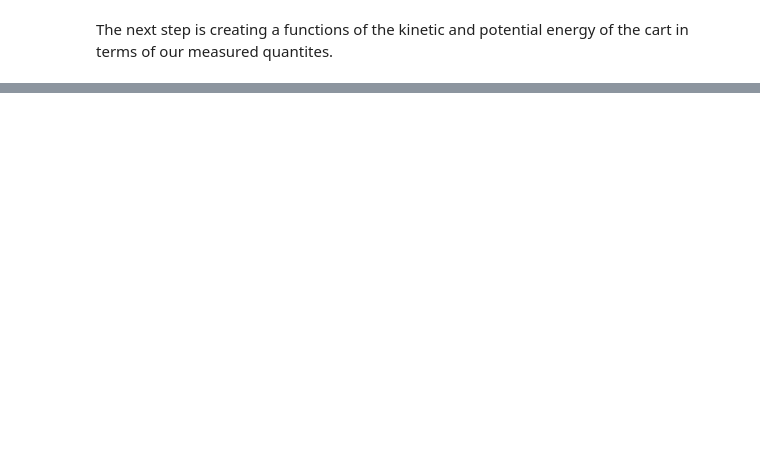
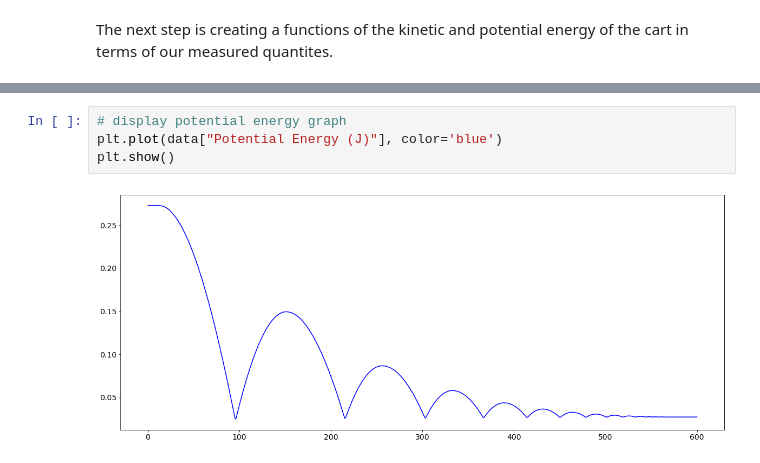
Before and after one commit to mattg1243/Energy-Conservation, a Jupyter notebook: lab9.ipynb, the cells around one changed output, grey strips where cells are left out. Drawn from its saved outputs; the diff is of its cells as text; blank space fills up the shorter version.

```diff
--- a/lab9.ipynb
+++ b/lab9.ipynb
@@ -83,3 +77,9 @@ plt.show()
+# %%
+# display potential energy graph
+plt.plot(data["Potential Energy (J)"], color='blue')
+plt.show()
+# %% [output]
+[figure, added]
 # %%
 # create the graph
 # assign coordinates
```
Also changed, not shown: parts of 5 cells of this notebook.
